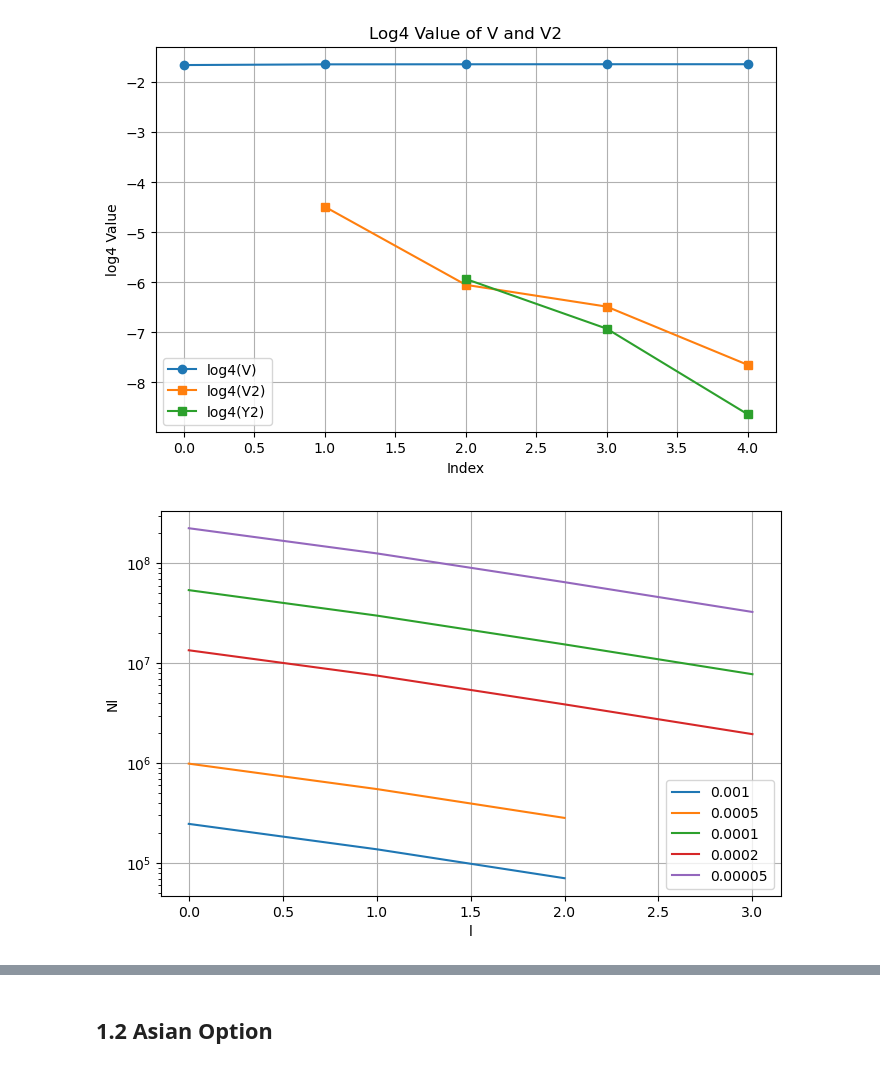
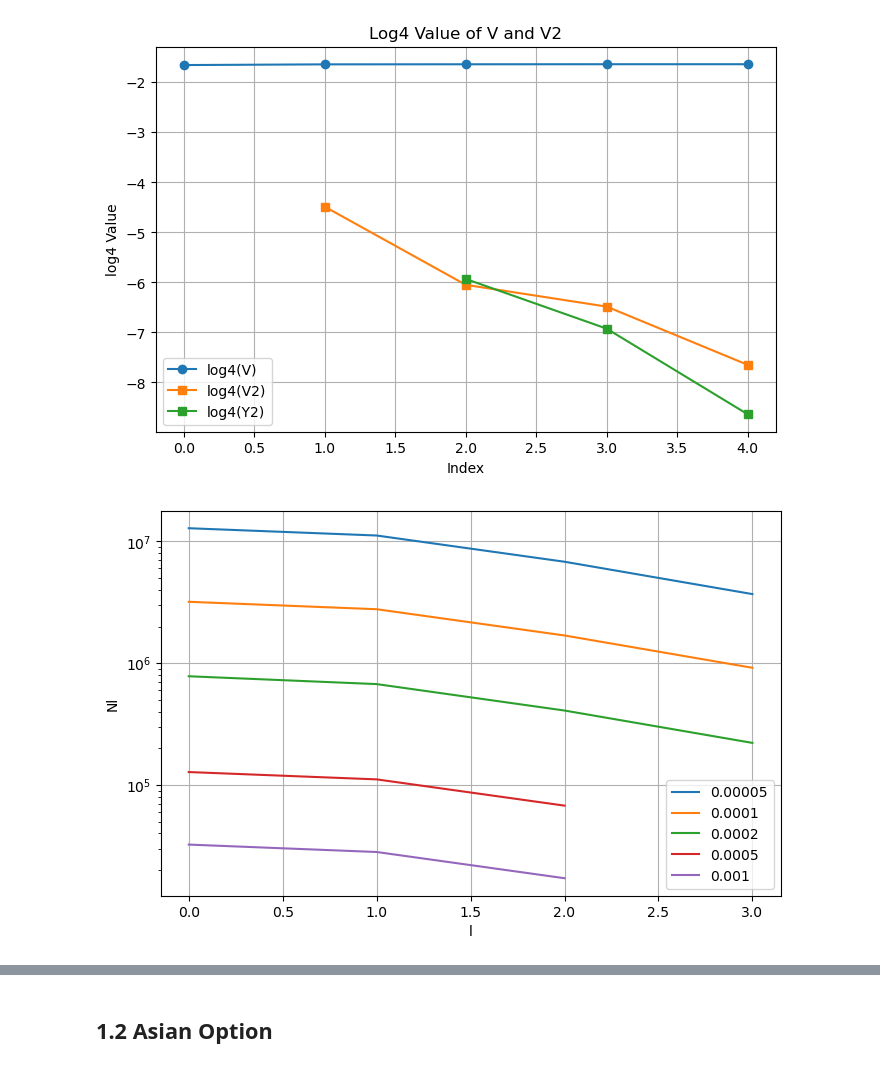
Before and after one commit to FlyingParachute/MathFin_Simu, a Jupyter notebook: Part2.ipynb, the cells around one changed output, grey strips where cells are left out. Saved outputs shown, nothing was run; the diff lists cells and outputs as text; code cells hidden in the pictures.

```diff
--- a/Part2.ipynb
+++ b/Part2.ipynb
@@ -8,6 +8,7 @@ M = 4
 T=1
 NL = 10000
 SEED=42
+errs = [0.00005, 0.0001, 0.0002, 0.0005, 0.001]
 np.random.seed(SEED)
 # %% [markdown]
 # Utility
@@ -34,7 +62,8 @@ def mlmc(sim_method, L=5, err=1e-4):
     l = 0
     converge = False
 
-    W = [np.sqrt(M**(-4)) * np.random.randn(NL) for _ in range(int(M**4))]
+    n_steps_fine = int(T / h(L-1))
+    W = [np.sqrt(h(L-1)) * np.random.randn(NL) for _ in range(n_steps_fine)]
 
     W_l_dict = {L-1: W}
 
@@ -51,8 +80,10 @@ def mlmc(sim_method, L=5, err=1e-4):
         V.append(vl)
         Pa.append(parray)
 
-        N = optimal_N(V, err)
-        Nl = N[-1]
+        #N = optimal_N(V, err)
+        #Nl = N[-1]
+        Nl = optimal_N(V, err)
+        N.append(Nl)
 
         if l >= 1:
             Yl = np.mean(Pa[l][:Nl]-Pa[l-1][:Nl])
@@ -60,7 +91,7 @@ def mlmc(sim_method, L=5, err=1e-4):
             Y.append(Yl)
             V2.append(v2)
             if l >= 2:
-                converge = (max(Y[l-1]/M, Y[l]) < err*(M-1)/np.sqrt(2))
+                converge = (max(abs(Y[l-1])/M, abs(Y[l])) < err*(M-1)/np.sqrt(2))
 
         l += 1
 
@@ -134,18 +256,20 @@ for err in errs:
 # %%
-plt.figure(figsize=(8, 5))
-plt.plot(Nlist[0], label='0.001')
-plt.plot(Nlist[1], label='0.0005')
-plt.plot(Nlist[2], label='0.0001')
-plt.plot(Nlist[3], label='0.0002')
-plt.plot(Nlist[4], label='0.00005')
+def pltNlist(Nlist):
+    plt.figure(figsize=(8, 5))
+    plt.plot(Nlist[0], label='0.00005')
+    plt.plot(Nlist[1], label='0.0001')
+    plt.plot(Nlist[2], label='0.0002')
+    plt.plot(Nlist[3], label='0.0005')
+    plt.plot(Nlist[4], label='0.001')
 
-plt.xlabel("l")
-plt.ylabel("Nl")
-plt.yscale('log')
-plt.legend()
-plt.grid(True)
+    plt.xlabel("l")
+    plt.ylabel("Nl")
+    plt.yscale('log')
+    plt.legend()
+    plt.grid(True)
 
+    plt.show()
 
-plt.show()
+pltNlist(Nlist)
 # %% [output]
-[figure, old version]
+[figure, new version]
```
Also changed, not shown: parts of 39 cells of this notebook.
